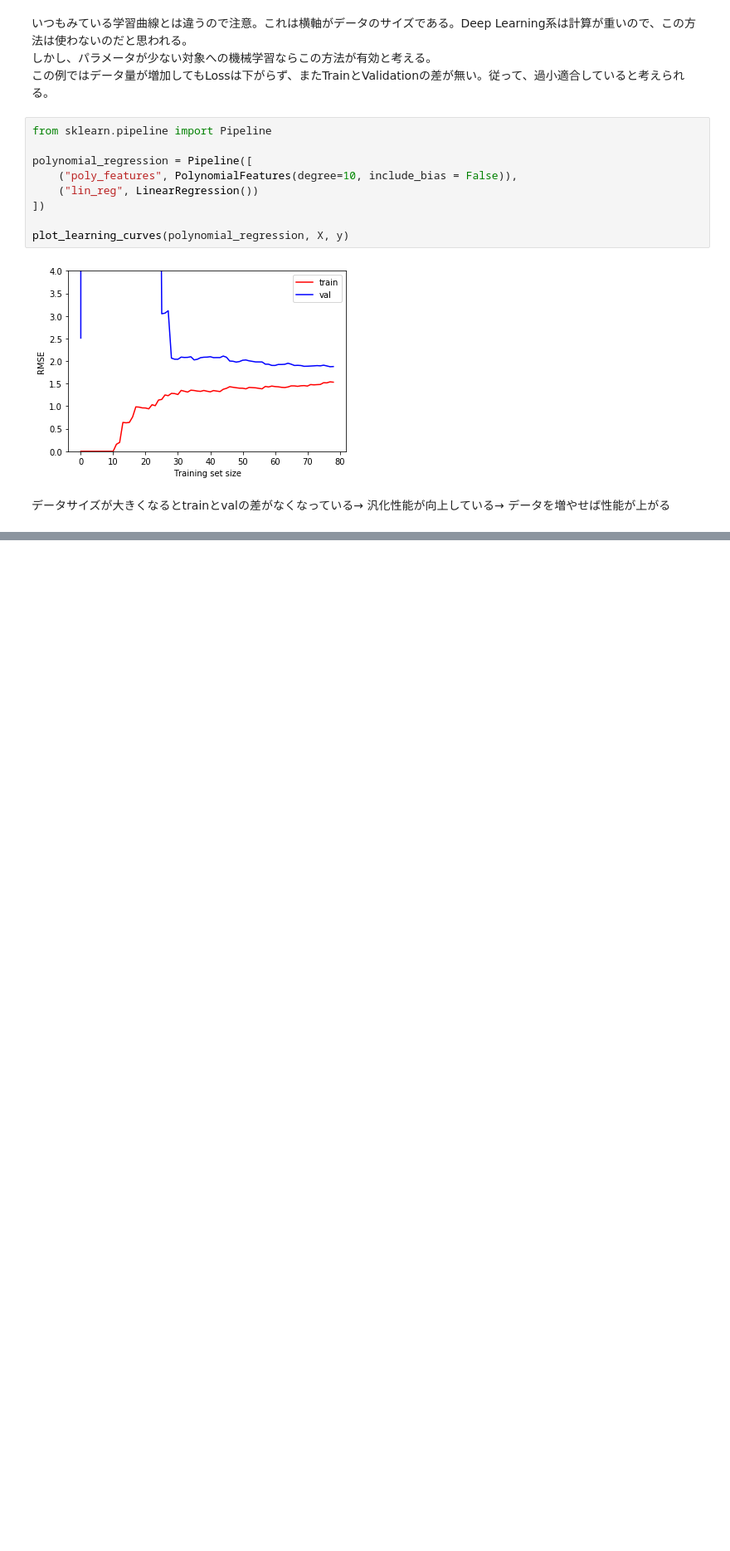
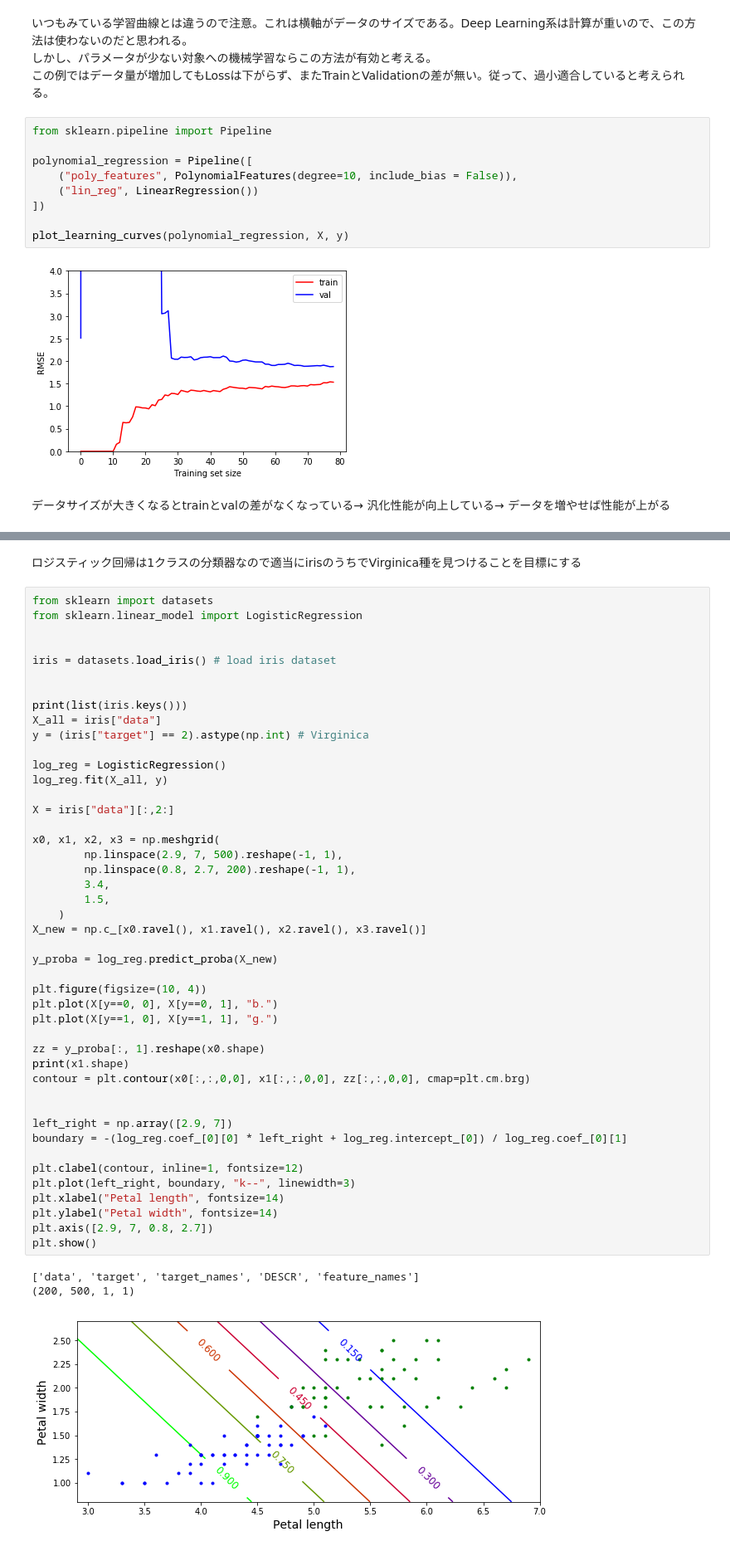
Before and after one commit to NCC-AI/Study, a Jupyter notebook: programs/sklearn_regression/regression_sklearn.ipynb, the cells around one changed output, grey strips where cells are left out. Shown at 83% size. Cells and saved outputs as stored; diff of their text form; blank space fills up the shorter version.

```diff
--- a/programs/sklearn_regression/regression_sklearn.ipynb
+++ b/programs/sklearn_regression/regression_sklearn.ipynb
@@ -238,0 +343,51 @@ plot_learning_curves(polynomial_regression, X, y)
+# %% [markdown]
+ロジスティック回帰は1クラスの分類器なので適当にirisのうちでVirginica種を見つけることを目標にする
+# %%
+from sklearn import datasets
+from sklearn.linear_model import LogisticRegression
+
+
+iris = datasets.load_iris() # load iris dataset
+
+
+print(list(iris.keys()))
+X_all = iris["data"]
+y = (iris["target"] == 2).astype(np.int) # Virginica
+
+log_reg = LogisticRegression()
+log_reg.fit(X_all, y)
+
+X = iris["data"][:,2:]
+
+x0, x1, x2, x3 = np.meshgrid(
+        np.linspace(2.9, 7, 500).reshape(-1, 1),
+        np.linspace(0.8, 2.7, 200).reshape(-1, 1),
+        3.4,
+        1.5,
+    )
+X_new = np.c_[x0.ravel(), x1.ravel(), x2.ravel(), x3.ravel()]
+
+y_proba = log_reg.predict_proba(X_new)
+
+plt.figure(figsize=(10, 4))
+plt.plot(X[y==0, 0], X[y==0, 1], "b.")
+plt.plot(X[y==1, 0], X[y==1, 1], "g.")
+
+zz = y_proba[:, 1].reshape(x0.shape)
+print(x1.shape)
+contour = plt.contour(x0[:,:,0,0], x1[:,:,0,0], zz[:,:,0,0], cmap=plt.cm.brg)
+
+
+left_right = np.array([2.9, 7])
+boundary = -(log_reg.coef_[0][0] * left_right + log_reg.intercept_[0]) / log_reg.coef_[0][1]
+
+plt.clabel(contour, inline=1, fontsize=12)
+plt.plot(left_right, boundary, "k--", linewidth=3)
+plt.xlabel("Petal length", fontsize=14)
+plt.ylabel("Petal width", fontsize=14)
+plt.axis([2.9, 7, 0.8, 2.7])
+plt.show()
+# %% [output]
+['data', 'target', 'target_names', 'DESCR', 'feature_names']
+(200, 500, 1, 1)
+[figure, added]
```
Also changed, not shown: parts of 31 cells of this notebook.
